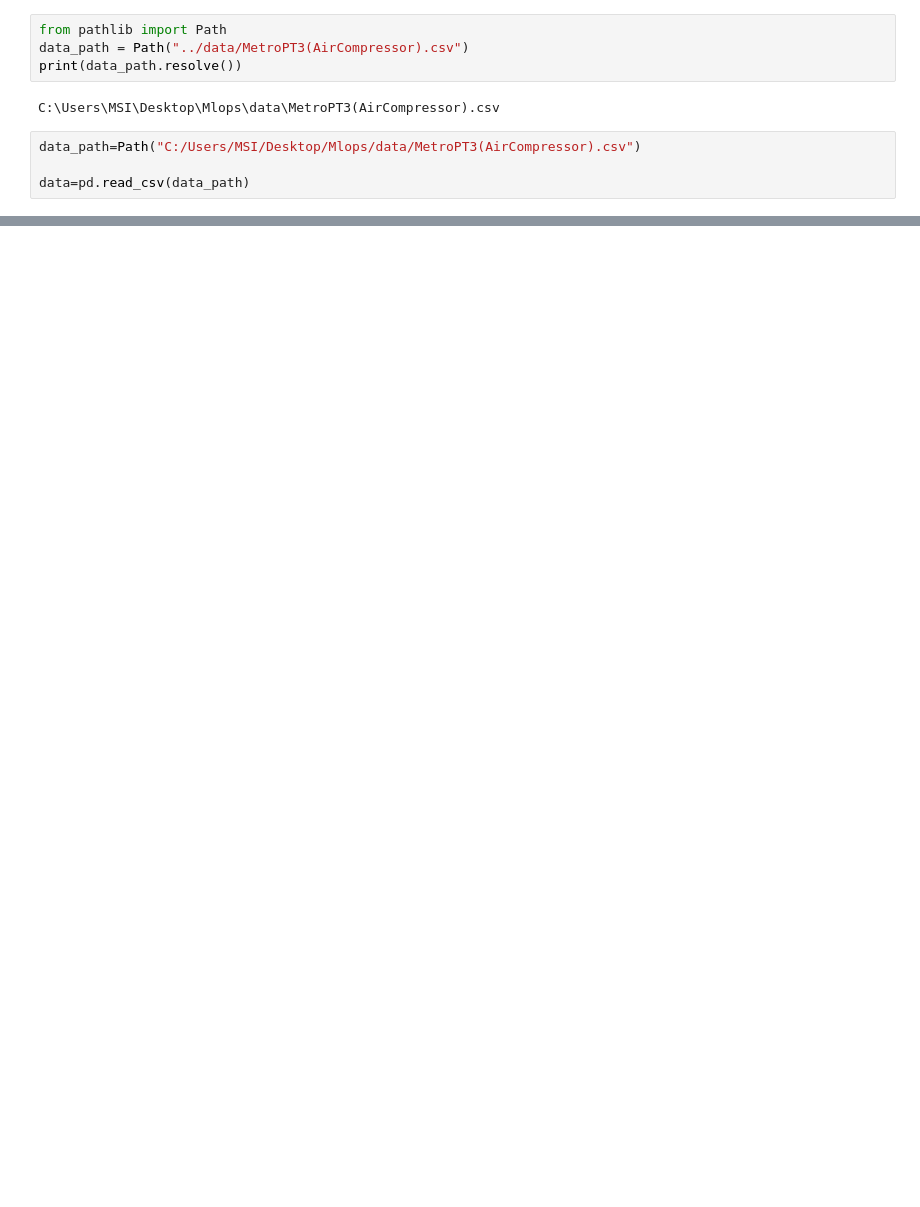
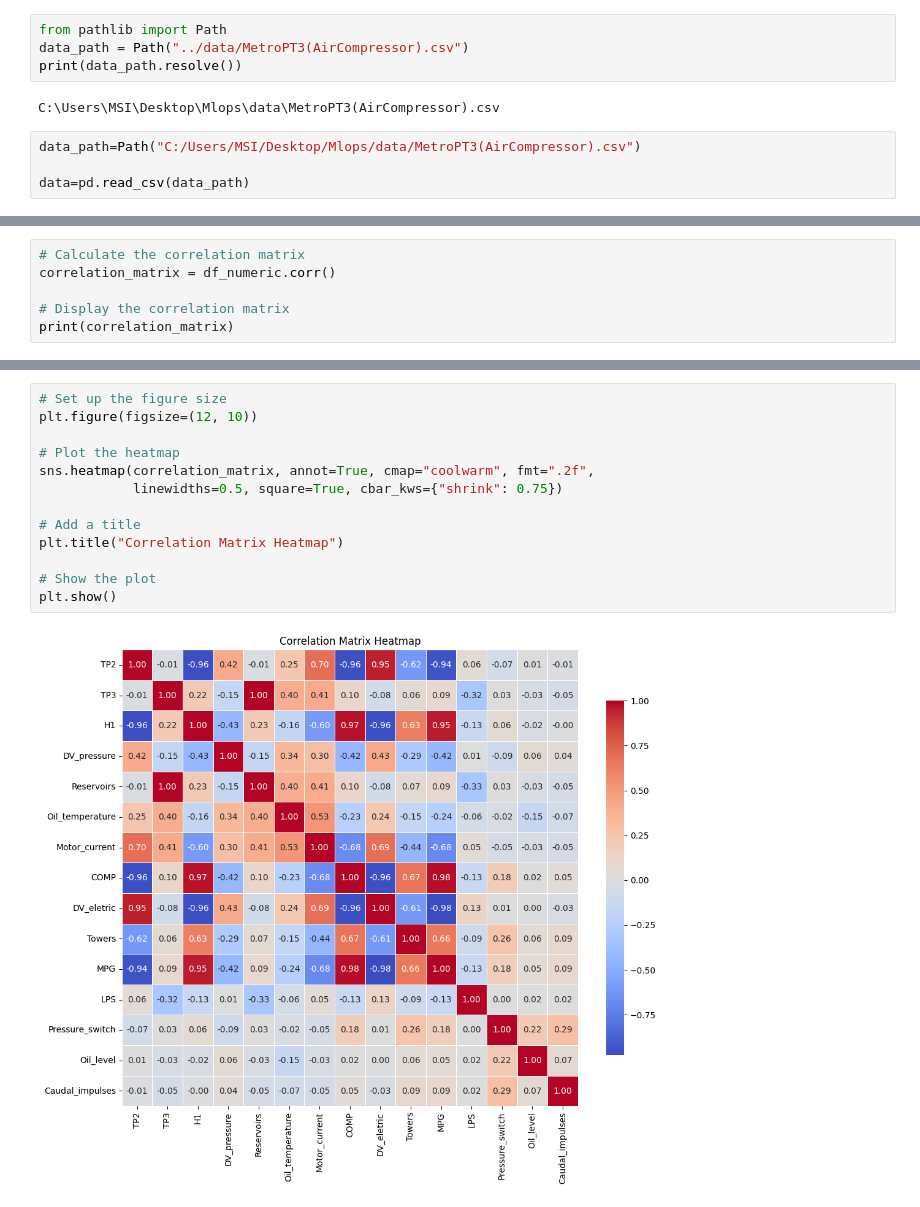
Before and after one commit to sfaxibrahim/Mlops, a Jupyter notebook: notebooks/PCA.ipynb, the cells around one changed output, grey strips where cells are left out. Saved outputs shown, nothing was run; the diff lists cells and outputs as text; blank space fills up the shorter version.

```diff
--- a/notebooks/PCA.ipynb
+++ b/notebooks/PCA.ipynb
@@ -249,0 +97,6 @@ PCA reduces the dimensionality of your data and helps you understand which featu
+# %%
+# Calculate the correlation matrix
+correlation_matrix = df_numeric.corr()
+
+# Display the correlation matrix
+print(correlation_matrix)
@@ -249,0 +121,15 @@ PCA reduces the dimensionality of your data and helps you understand which featu
+# %%
+# Set up the figure size
+plt.figure(figsize=(12, 10))
+
+# Plot the heatmap
+sns.heatmap(correlation_matrix, annot=True, cmap="coolwarm", fmt=".2f",
+            linewidths=0.5, square=True, cbar_kws={"shrink": 0.75})
+
+# Add a title
+plt.title("Correlation Matrix Heatmap")
+
+# Show the plot
+plt.show()
+# %% [output]
+[figure, added]
```
Also changed, not shown: parts of 62 cells of this notebook, 2 other files.
